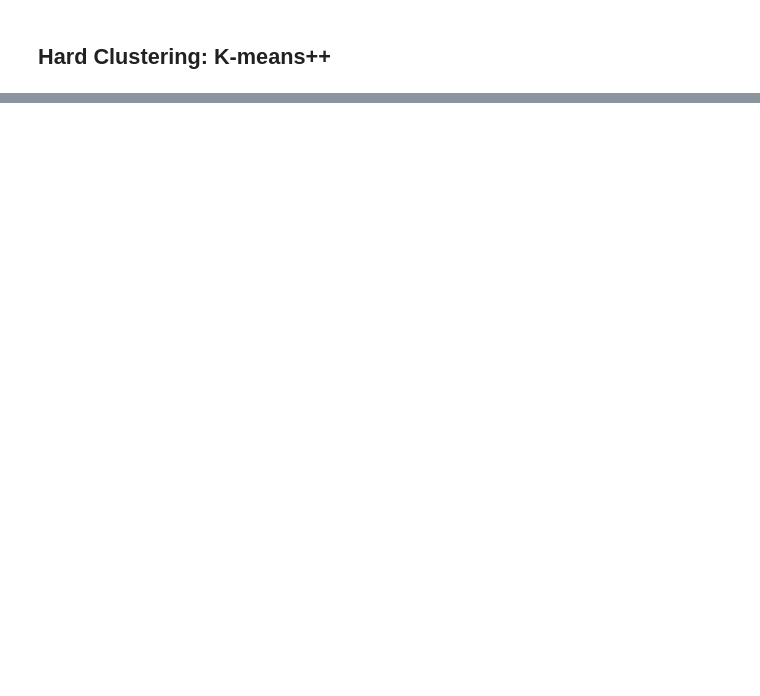
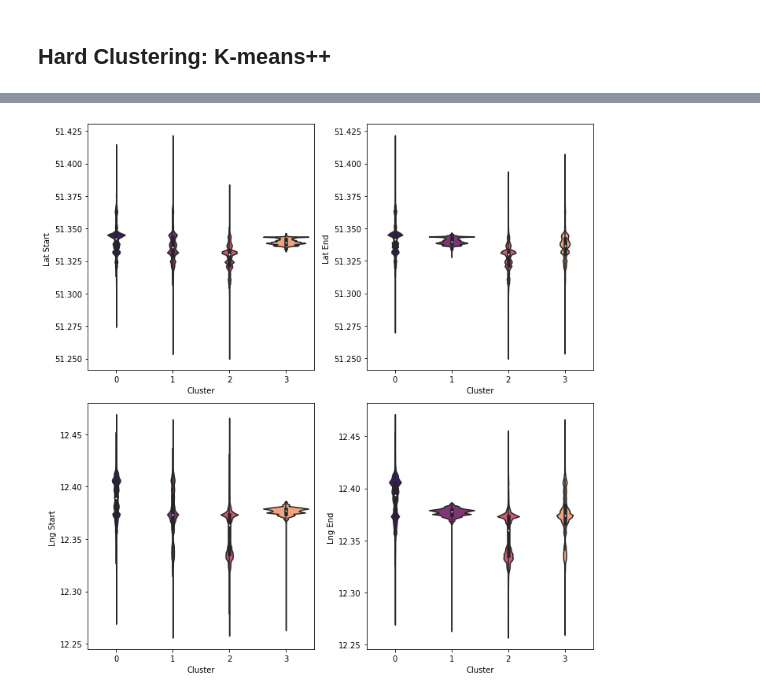
Before and after one commit to mogottsch/aaa-2022-magma, a Jupyter notebook: 03_cluster_analysis/clustering.ipynb, the cells around one changed output, grey strips where cells are left out. Drawn from its saved outputs; the diff is of its cells as text; code cells hidden in the pictures; blank space fills up the shorter version.

```diff
--- a/03_cluster_analysis/clustering.ipynb
+++ b/03_cluster_analysis/clustering.ipynb
@@ -265,0 +362,32 @@ plt.show()
+# %%
+# map cluster to data
+X["cluster"] = four_means.labels_
+# %%
+# function for plotting comparing clusters in different features
+def show_cluster_values(columns):
+    fig, axs = plt.subplots(int(len(columns) / 2), 2)
+    fig.set_size_inches(10, 10)
+    plots_row = 0
+    plots_col = 0
+    for col in columns:
+        sns.violinplot(
+            x=X["cluster"],
+            y=X[col],
+            data=X,
+            palette="magma",
+            ax=axs[plots_row][plots_col]
+        )
+        axs[plots_row][plots_col].set_xlabel("Cluster")
+        axs[plots_row][plots_col].set_ylabel("".join(l.capitalize() + " " for l in col.replace("_"," ").split()))
+        if plots_col == 1:
+            plots_row = plots_row + 1
+            plots_col = 0
+        else:
+            plots_col = 1
+    plt.tight_layout()
+# %%
+show_cluster_values(
+    ["lat_start", "lat_end", "lng_start", "lng_end"]
+)
+# %% [output]
+[figure, added]
```
Also changed, not shown: parts of 46 cells of this notebook.
